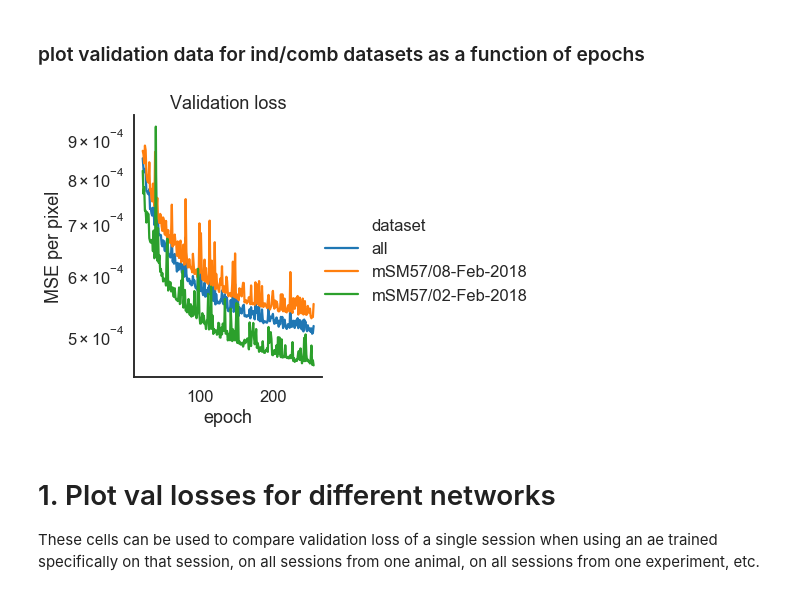
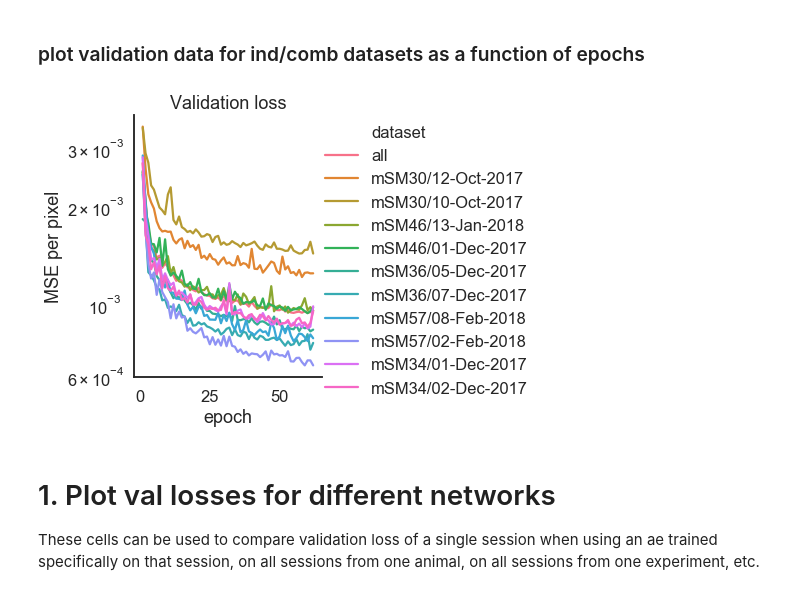
Before and after one commit to themattinthehatt/behavenet, a Jupyter notebook: behavenet/analyses/notebooks/ae_multi-session.ipynb, the cells around one changed output. Saved outputs shown, nothing was run; the diff lists cells and outputs as text; code cells hidden in the pictures.

```diff
--- a/behavenet/analyses/notebooks/ae_multi-session.ipynb
+++ b/behavenet/analyses/notebooks/ae_multi-session.ipynb
@@ -26,9 +26,9 @@ hparams = {
     'n_ae_latents': 16,
     'lab': 'musall',
     'expt': 'vistrained',
-    'animal': 'mSM57',
+    'animal': 'all',
     'session': 'all',
-    'multisession': 0}
+    'multisession': 1}
 model_type = 'conv'
 
 metrics_df = []
@@ -80,36 +82,36 @@ sns.set_context('talk')
 # data_queried = metrics[~pd.notna(metrics.test_loss)]
 data_queried = metrics_df[
     (metrics_df.dtype=='val') &
-    (metrics_df.epoch>20) &
+    (metrics_df.epoch>0) &
     ~pd.isna(metrics_df.loss)]
 
 y_axis = 'loss' # 'test_loss' | 'test_r2'
 plot_type = 'line'
 hue = 'dataset'
 x_axis = 'epoch' # 'layers' | 'layer_size' | 'pred' | 'lags'
 
 splt = sns.relplot(
     x=x_axis, y=y_axis, hue=hue, kind=plot_type, data=data_queried)
 splt.ax.set_yscale('log')
 splt.ax.set_ylabel('MSE per pixel')
 #     splt.ax.get_yaxis().set_major_formatter(matplotlib.ticker.ScalarFormatter())
 #     splt.ax.ticklabel_format(axis='y', style='sci', scilimits=(1, 2))  # (1, 2) a hack
 #     splt._legend.set_title('Model\ntype')
 
 plt.title('Validation loss')
 if save_outputs:
     save_file = os.path.join(
         results_dir,
         str('%s_%02i-dim_%s' % (hparams['lab'], hparams['n_ae_latents'], hparams['animal'])))
 else:
     save_file = None
 
 if save_file is not None:
     plt.savefig(save_file + '.jpg', dpi=300, format='jpeg')
 
 plt.show()
 # %% [output]
-[figure, old version]
+[figure, new version]
 # %% [markdown]
 # 1. Plot val losses for different networks
 These cells can be used to compare validation loss of a single session when using an ae trained specifically on that session, on all sessions from one animal, on all sessions from one experiment, etc.
```
Also changed, not shown: parts of 3 cells of this notebook, 2 other files.
